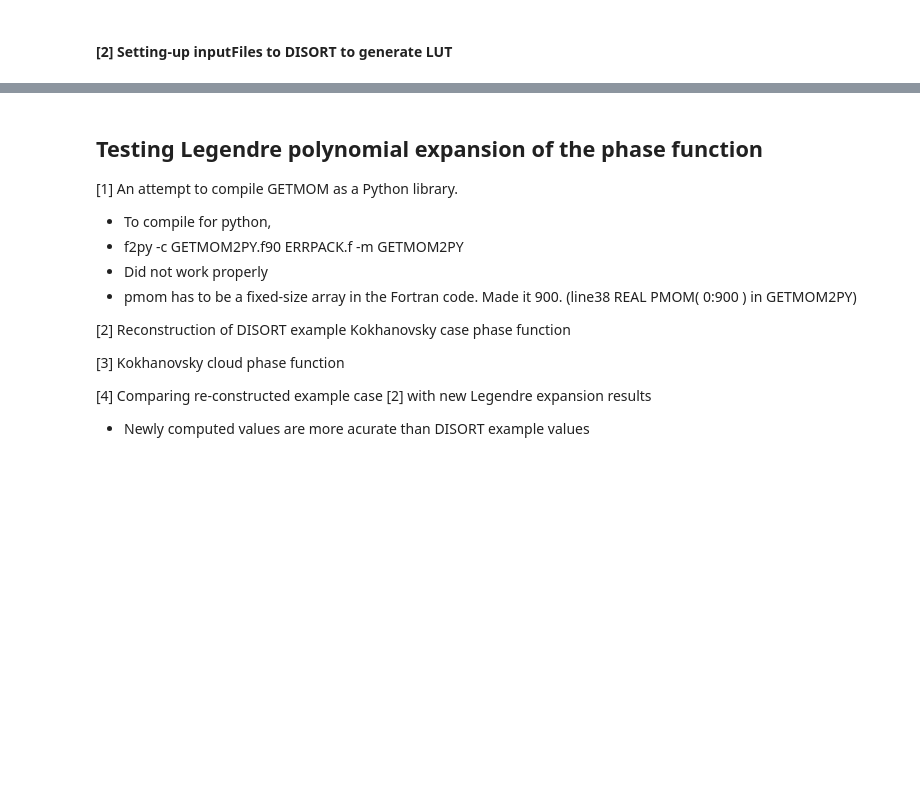
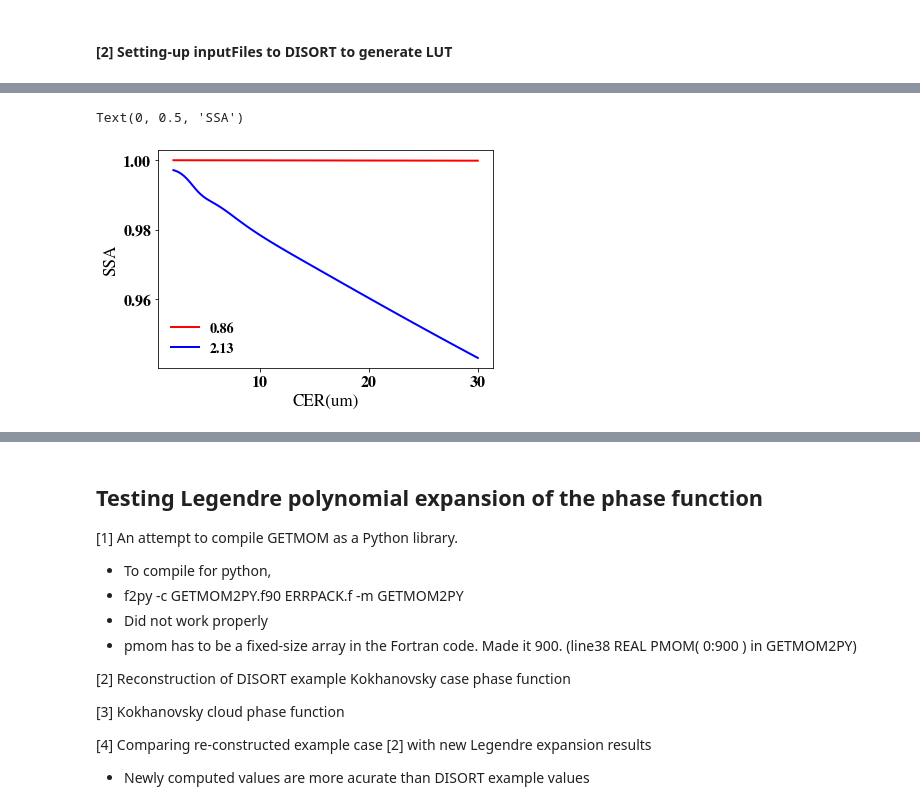
Before and after one commit to cpnHere/ACRS, a Jupyter notebook: LUTs/using_DISORT/lut_desk.ipynb, the cells around one changed output, grey strips where cells are left out. Saved outputs shown, nothing was run; the diff lists cells and outputs as text; code cells hidden in the pictures; blank space fills up the shorter version.

```diff
--- a/LUTs/using_DISORT/lut_desk.ipynb
+++ b/LUTs/using_DISORT/lut_desk.ipynb
@@ -174,0 +180,37 @@ P11.shape
+# %%
+new_re=np.concatenate([np.array(LUT.re),np.array((LUT.re[1:]+LUT.re[0:-1])/2)])
+new_re.sort()
+new_re=np.unique(new_re.round(2))
+new_tau=np.concatenate([np.array(LUT.tau),np.array((LUT.tau[1:]+LUT.tau[0:-1])/2)])
+new_tau.sort()
+new_tau=np.unique(new_tau.round(2))
+re_list = new_re#np.unique(LUT.re.round(2))
+cot_list = new_tau #np.unique(LUT.tau.round(2))
+# %%
+from cpnMielib import MieSet,PSDs,bulk_Mie
+mie = MieSet('DYCOM2_dharma_008036_mie_470_860_2p13',path='/umbc/xfs1/zzbatmos/users/charaj1/taki/ACRS/LES_simulations/')
+mie.readMie()
+psd = PSDs("high_res_LUT",D=np.asarray(mie.d,dtype=float))
+SCAb1=np.zeros_like(re_list,dtype=float)
+SCAb2=np.zeros_like(re_list,dtype=float)
+g_asb1=np.zeros_like(re_list,dtype=float)
+g_asb2=np.zeros_like(re_list,dtype=float)
+for i in np.arange(re_list.size):
+    psd.set_mod_gamma_norm(re_list[i],0.05)
+    bM=bulk_Mie("highres_bulkMie_for_LES",psd=psd,Mie=mie)
+    bM.cal_bulk_albnQe()
+    SCAb1[i] = bM.bulk_alb[1]
+    SCAb2[i] = bM.bulk_alb[2]
+    bM.cal_bulk_Pmat()
+    Mu = np.cos(np.radians(bM.Mie.ang))
+    g_asb1[i]=-0.5*np.trapz(Mu*bM.bulk_P11[:,1],Mu)
+    g_asb2[i]=-0.5*np.trapz(Mu*bM.bulk_P11[:,2],Mu)
+# %%
+plt.plot(re_list,SCAb1,'r',label='0.86')
+plt.plot(re_list,SCAb2,'b',label='2.13')
+plt.legend()
+plt.xlabel('CER(um)')
+plt.ylabel('SSA')
+# %% [output]
+Text(0, 0.5, 'SSA')
+[figure, added]
```
Also changed, not shown: parts of 24 cells of this notebook.
